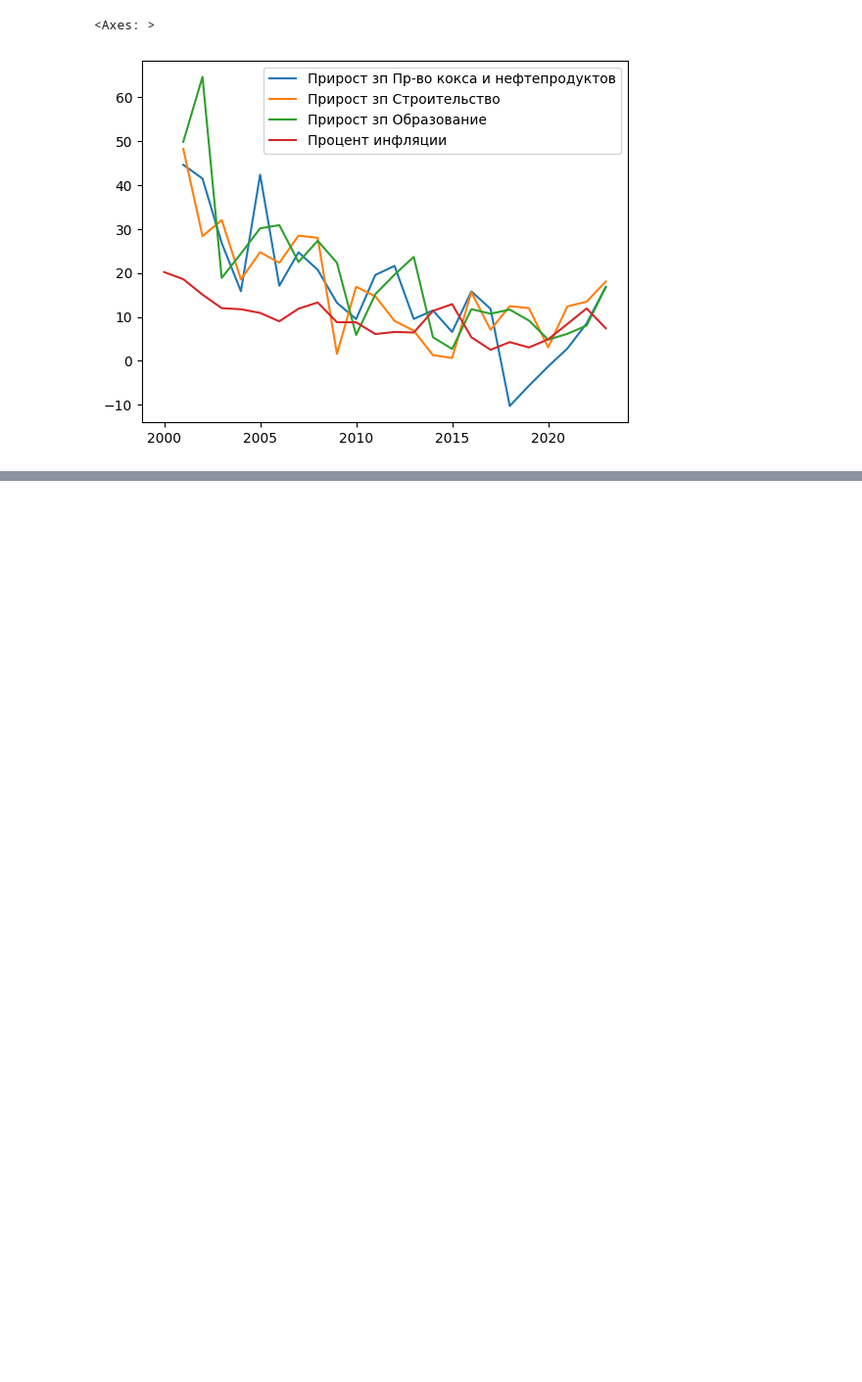
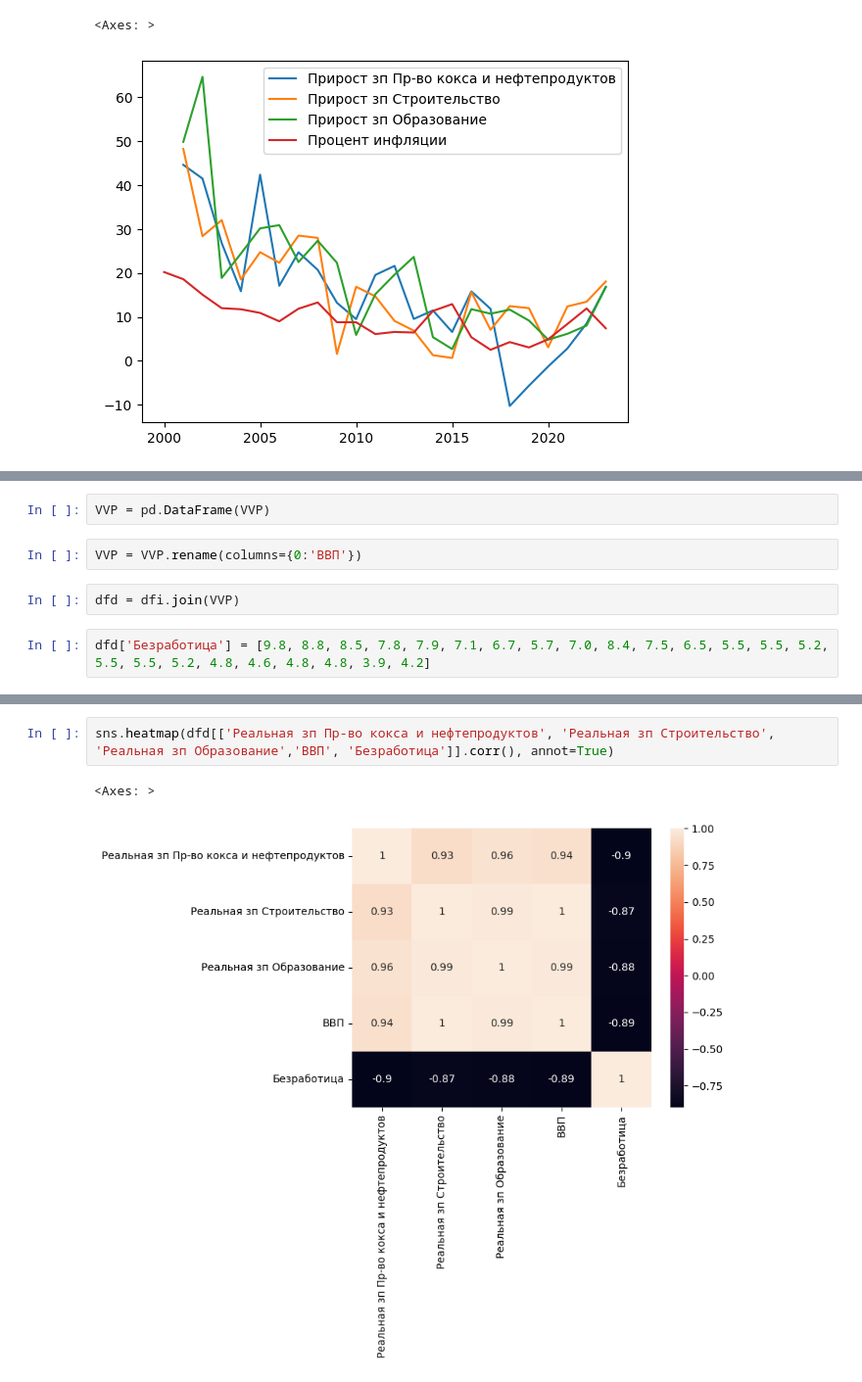
Before and after one commit to crazyhamster09/salaries, a Jupyter notebook: Salaries.ipynb, the cells around one changed output, grey strips where cells are left out. Shown at 98% size. Drawn from its saved outputs; the diff is of its cells as text; blank space fills up the shorter version.

```diff
--- a/Salaries.ipynb
+++ b/Salaries.ipynb
@@ -432,0 +522,8 @@ dfi2.plot()
+# %%
+VVP = pd.DataFrame(VVP)
+# %%
+VVP = VVP.rename(columns={0:'ВВП'})
+# %%
+dfd = dfi.join(VVP)
+# %%
+dfd['Безработица'] = [9.8, 8.8, 8.5, 7.8, 7.9, 7.1, 6.7, 5.7, 7.0, 8.4, 7.5, 6.5, 5.5, 5.5, 5.2, 5.5, 5.5, 5.2, 4.8, 4.6, 4.8, 4.8, 3.9, 4.2]
@@ -432,0 +550,5 @@ dfi2.plot()
+# %%
+sns.heatmap(dfd[['Реальная зп Пр-во кокса и нефтепродуктов', 'Реальная зп Строительство', 'Реальная зп Образование','ВВП', 'Безработица']].corr(), annot=True)
+# %% [output]
+<Axes: >
+[figure, added]
```
Also changed, not shown: parts of 24 cells of this notebook.
